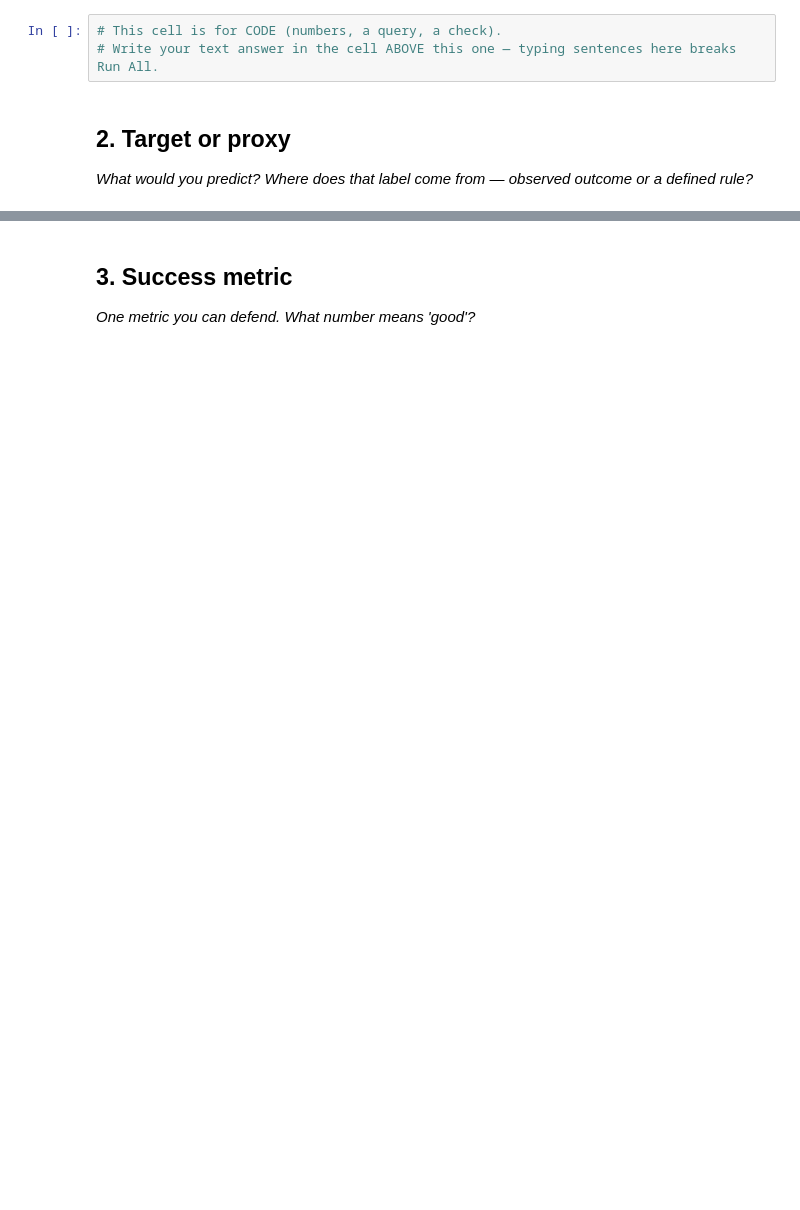
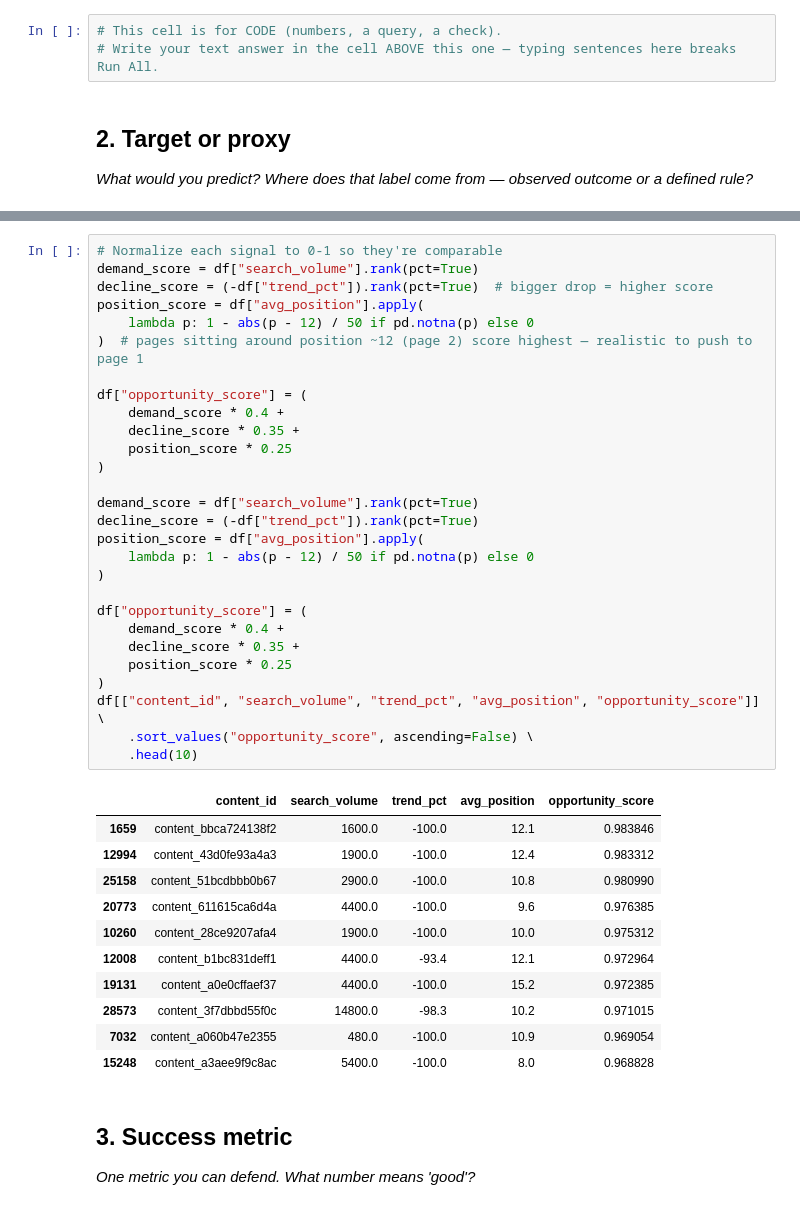
Before and after one commit to AyeshaShahid-creator/Internship-flyrank-ML, a Jupyter notebook: work/notebooks/w02_ml_task_framing.ipynb, the cells around one changed output, grey strips where cells are left out. Cells and saved outputs as stored; diff of their text form; blank space fills up the shorter version.

```diff
--- a/work/notebooks/w02_ml_task_framing.ipynb
+++ b/work/notebooks/w02_ml_task_framing.ipynb
@@ -23,3 +24,43 @@ This skeleton is yours to fill. Work the sections **in order** — each one has
+# %%
+# Normalize each signal to 0-1 so they're comparable
+demand_score = df["search_volume"].rank(pct=True)
+decline_score = (-df["trend_pct"]).rank(pct=True)  # bigger drop = higher score
+position_score = df["avg_position"].apply(
+    lambda p: 1 - abs(p - 12) / 50 if pd.notna(p) else 0
+)  # pages sitting around position ~12 (page 2) score highest — realistic to push to page 1
+
+df["opportunity_score"] = (
+    demand_score * 0.4 +
+    decline_score * 0.35 +
+    position_score * 0.25
+)
+
+demand_score = df["search_volume"].rank(pct=True)
+decline_score = (-df["trend_pct"]).rank(pct=True)
+position_score = df["avg_position"].apply(
+    lambda p: 1 - abs(p - 12) / 50 if pd.notna(p) else 0
+)
+
+df["opportunity_score"] = (
+    demand_score * 0.4 +
+    decline_score * 0.35 +
+    position_score * 0.25
+)
+df[["content_id", "search_volume", "trend_pct", "avg_position", "opportunity_score"]] \
+    .sort_values("opportunity_score", ascending=False) \
+    .head(10)
+# %% [output]
+|  | content_id | search_volume | trend_pct | avg_position | opportunity_score |
+| 1659 | content_bbca724138f2 | 1600.0 | -100.0 | 12.1 | 0.983846 |
+| 12994 | content_43d0fe93a4a3 | 1900.0 | -100.0 | 12.4 | 0.983312 |
+| 25158 | content_51bcdbbb0b67 | 2900.0 | -100.0 | 10.8 | 0.980990 |
+| 20773 | content_611615ca6d4a | 4400.0 | -100.0 | 9.6 | 0.976385 |
+| 10260 | content_28ce9207afa4 | 1900.0 | -100.0 | 10.0 | 0.975312 |
+| 12008 | content_b1bc831deff1 | 4400.0 | -93.4 | 12.1 | 0.972964 |
+| 19131 | content_a0e0cffaef37 | 4400.0 | -100.0 | 15.2 | 0.972385 |
+| 28573 | content_3f7dbbd55f0c | 14800.0 | -98.3 | 10.2 | 0.971015 |
+| 7032 | content_a060b47e2355 | 480.0 | -100.0 | 10.9 | 0.969054 |
+| 15248 | content_a3aee9f9c8ac | 5400.0 | -100.0 | 8.0 | 0.968828 |
 # %% [markdown]
 ## 3. Success metric
 
```
Also changed, not shown: parts of 11 cells of this notebook.
